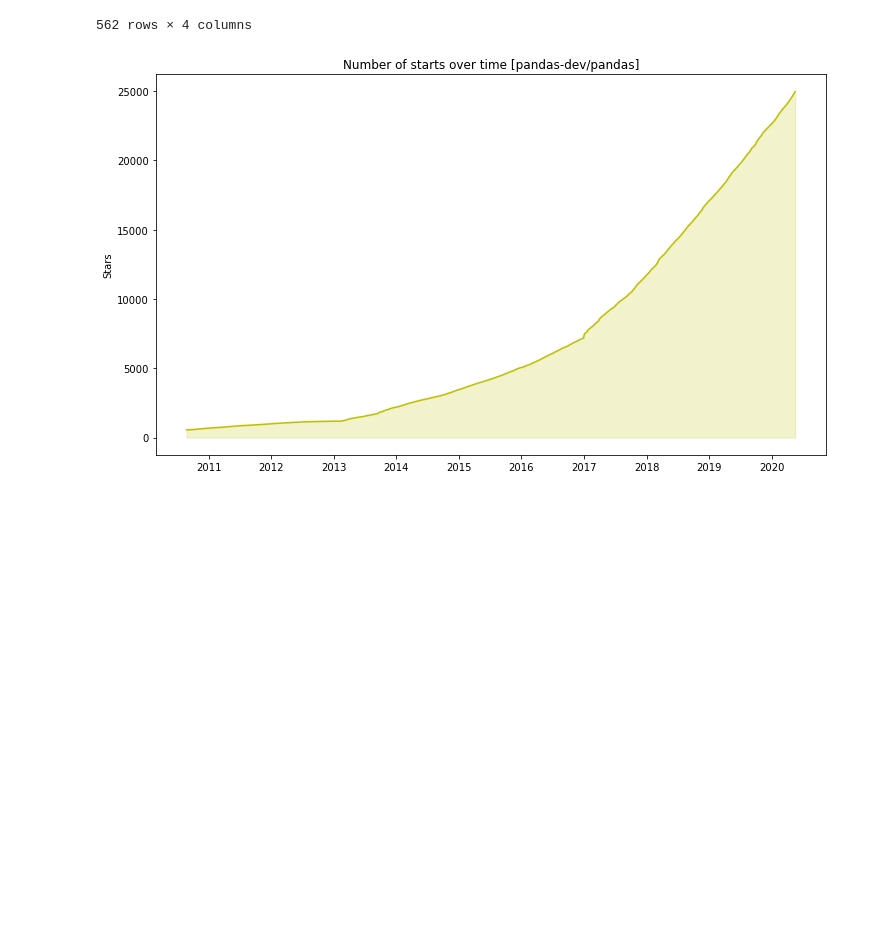
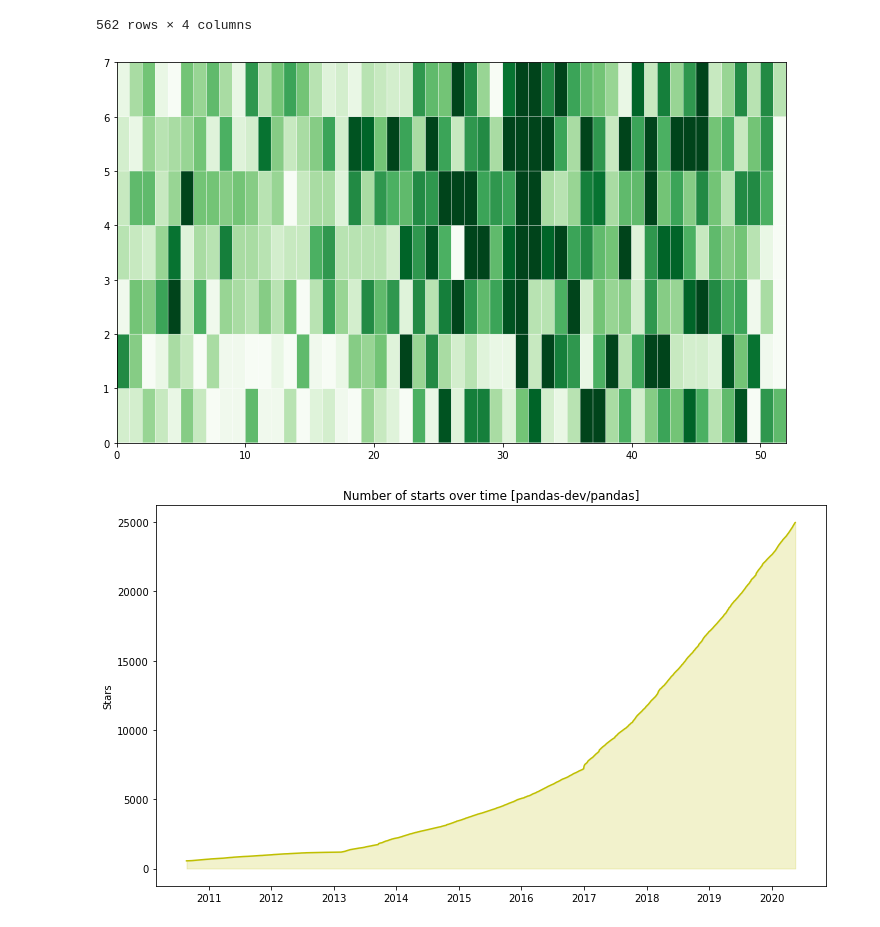
Before and after one commit to porsk/github-stats, a Jupyter notebook: GitHub Stats.ipynb, the cells around one changed output. Cells and saved outputs as stored; diff of their text form; code cells hidden in the pictures; blank space fills up the shorter version.

Commit message:
Added method to visualizer. Converting data and trying with mash plot.

```diff
--- a/GitHub Stats.ipynb
+++ b/GitHub Stats.ipynb
@@ -124,7 +124,8 @@ code_frequency
 # %%
 import matplotlib.pyplot as plt
 import matplotlib.dates as mdates
-from numpy import cumsum, datetime64, timedelta64, concatenate, full
+from numpy import cumsum, datetime64, timedelta64, concatenate, full, rot90
+import numpy as np
 from datetime import datetime
 from pandas import to_datetime
 
@@ -246,11 +247,26 @@ class Visualiser():
         plt.title(self.__fig_title('New stars aggregated by months'))
         plt.ylabel('Stars')
         plt.show()
+
+    def commit_activity(self):
+        commit_activity = self.__downloader.get_commit_activity()
+        grid = commit_activity[['mon', 'tue', 'wed', 'thu', 'fri', 'sat', 'sun']].to_numpy()
+
+        fig = plt.figure(figsize = self.__figsize)
+        plt.pcolor(rot90(grid), cmap='Greens', edgecolor="White", vmin=0, vmax=20)
+
+        #fig.colorbar(c, ax=ax)
+
+        plt.show()
 # %%
 owner = 'pandas-dev'
 repo = 'pandas'
 
 pandas_visualizer = Visualiser(owner, repo)
+# %%
+pandas_visualizer.commit_activity()
+# %% [output]
+[figure, added]
 # %%
 pandas_visualizer.stargazer_history()
 # %% [output]
```
Also changed, not shown: parts of 1 cell of this notebook.
